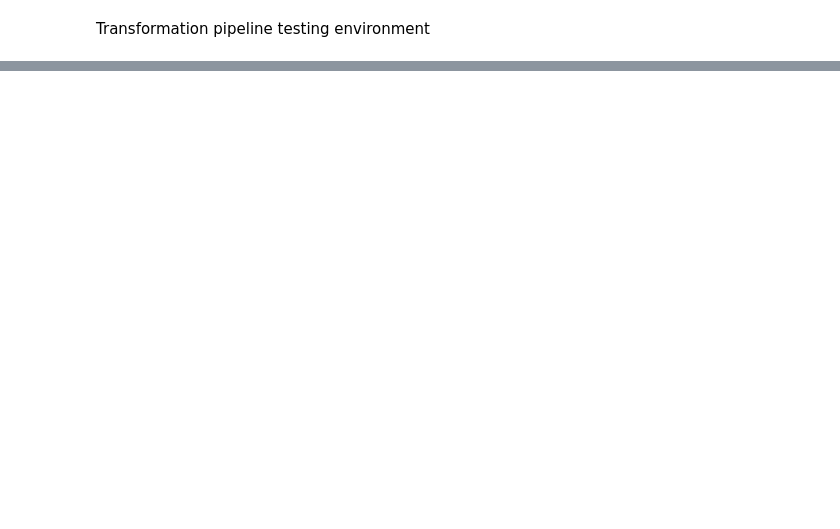
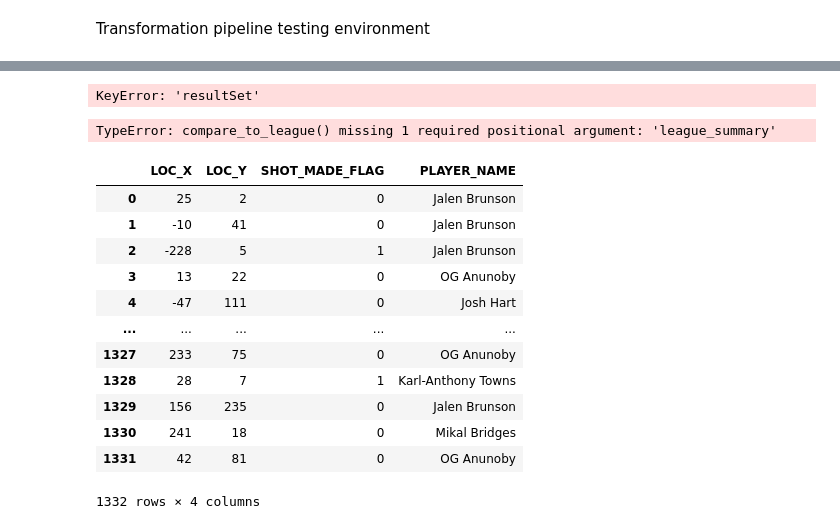
Before and after one commit to parkerbaker203/nba-shot-selection-llm, a Jupyter notebook: pipelines/transformation_testing.ipynb, the cells around one changed output, grey strips where cells are left out. Saved outputs shown, nothing was run; the diff lists cells and outputs as text; code cells hidden in the pictures; blank space fills up the shorter version.

```diff
--- a/pipelines/transformation_testing.ipynb
+++ b/pipelines/transformation_testing.ipynb
@@ -27,0 +227,25 @@ Collected data for 0042400121
+# %%
+oppo_team_id = ing.get_team_id(team_name="Charlotte Hornets")
+ShotChartLineupDetail(team_id_nullable=oppo_team_id, season_segment_nullable="Playoffs", season="2024-25")
+# %% [output]
+KeyError: 'resultSet'
+# %%
+compare_to_league(knicks)
+# %% [output]
+TypeError: compare_to_league() missing 1 required positional argument: 'league_summary'
+# %%
+prepare_shot_chart_data(knicks)
+# %% [output]
+|  | LOC_X | LOC_Y | SHOT_MADE_FLAG | PLAYER_NAME |
+| 0 | 25 | 2 | 0 | Jalen Brunson |
+| 1 | -10 | 41 | 0 | Jalen Brunson |
+| 2 | -228 | 5 | 1 | Jalen Brunson |
+| 3 | 13 | 22 | 0 | OG Anunoby |
+| 4 | -47 | 111 | 0 | Josh Hart |
+| ... | ... | ... | ... | ... |
+| 1327 | 233 | 75 | 0 | OG Anunoby |
+| 1328 | 28 | 7 | 1 | Karl-Anthony Towns |
+| 1329 | 156 | 235 | 0 | Jalen Brunson |
+| 1330 | 241 | 18 | 0 | Mikal Bridges |
+| 1331 | 42 | 81 | 0 | OG Anunoby |
+1332 rows × 4 columns
```
Also changed, not shown: parts of 9 cells of this notebook, 1 other file.
